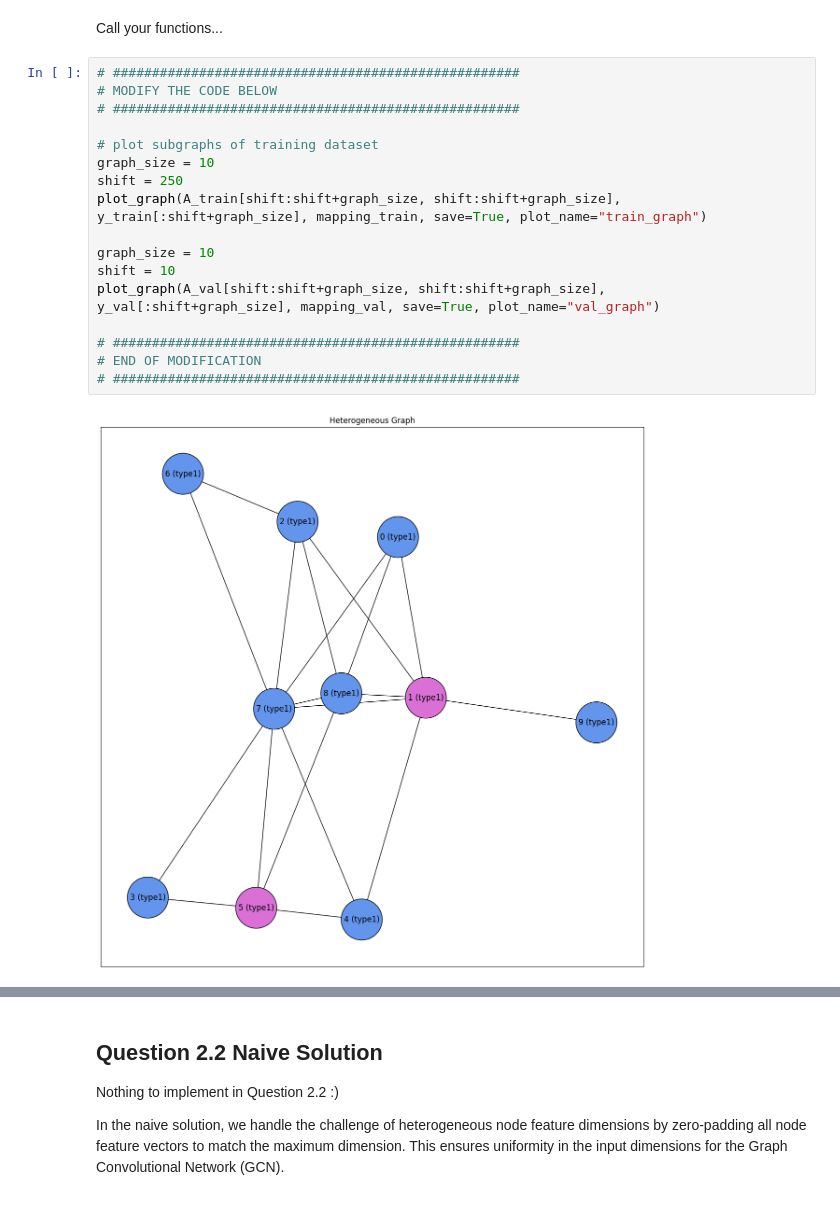
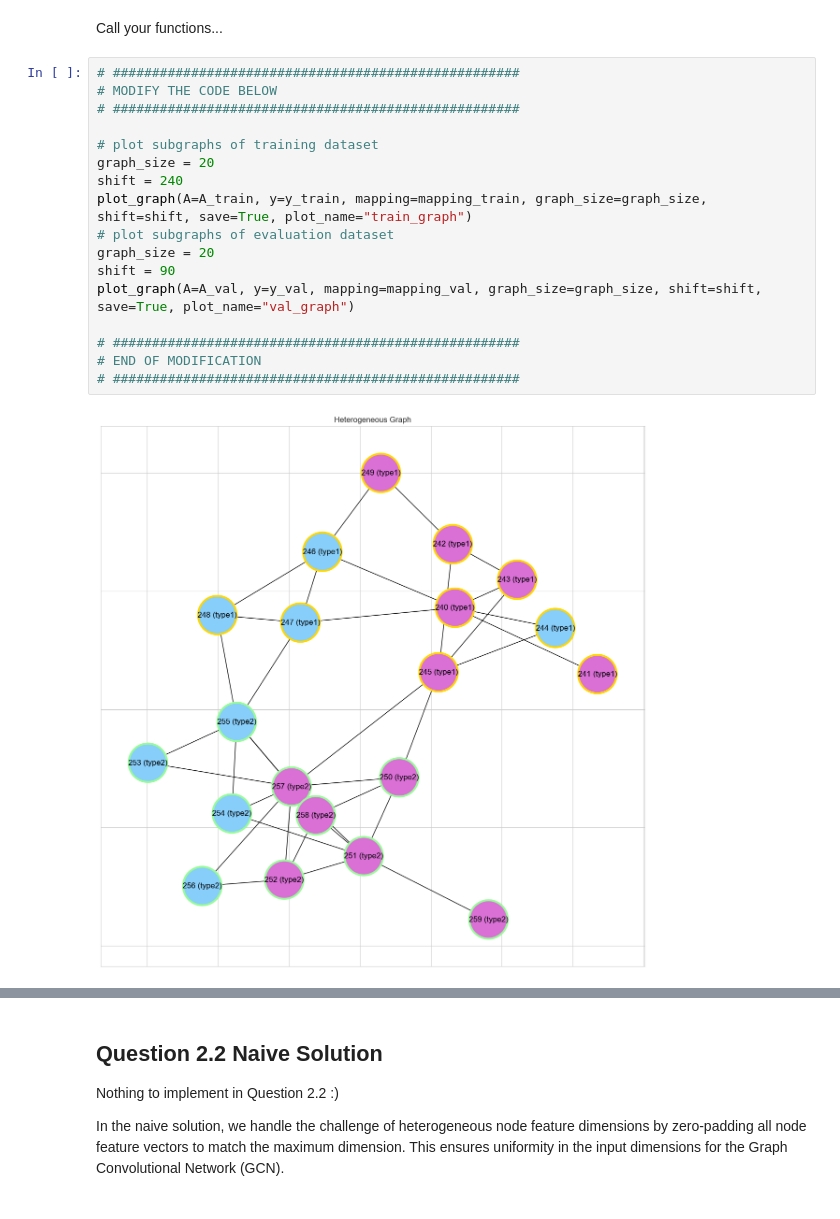
Before and after one commit to belfioreasia/Deep-Graph-Based-Learning, a Jupyter notebook: Coursework/q2_heterogeneous_node_classifcation.ipynb, the cells around one changed output, grey strips where cells are left out. Saved outputs shown, nothing was run; the diff lists cells and outputs as text.

Commit message:
Added Plots for Q2

```diff
--- a/Coursework/q2_heterogeneous_node_classifcation.ipynb
+++ b/Coursework/q2_heterogeneous_node_classifcation.ipynb
@@ -260,19 +344,19 @@ Call your functions...
 # %%
 # ####################################################
 # MODIFY THE CODE BELOW
 # ####################################################
 
 # plot subgraphs of training dataset
-graph_size = 10
-shift = 250
-plot_graph(A_train[shift:shift+graph_size, shift:shift+graph_size], y_train[:shift+graph_size], mapping_train, save=True, plot_name="train_graph")
-
-graph_size = 10
-shift = 10
-plot_graph(A_val[shift:shift+graph_size, shift:shift+graph_size], y_val[:shift+graph_size], mapping_val, save=True, plot_name="val_graph")
+graph_size = 20
+shift = 240
+plot_graph(A=A_train, y=y_train, mapping=mapping_train, graph_size=graph_size, shift=shift, save=True, plot_name="train_graph")
+# plot subgraphs of evaluation dataset
+graph_size = 20
+shift = 90
+plot_graph(A=A_val, y=y_val, mapping=mapping_val, graph_size=graph_size, shift=shift, save=True, plot_name="val_graph")
 
 # ####################################################
 # END OF MODIFICATION
 # ####################################################
 # %% [output]
-[figure, old version]
+[figure, new version]
```
Also changed, not shown: parts of 7 cells of this notebook, 6 other files.
